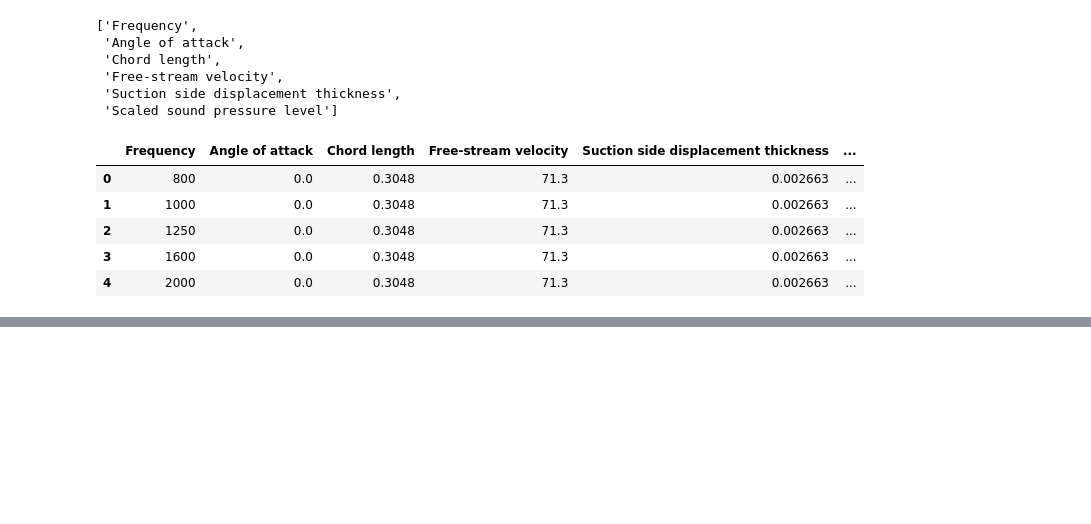
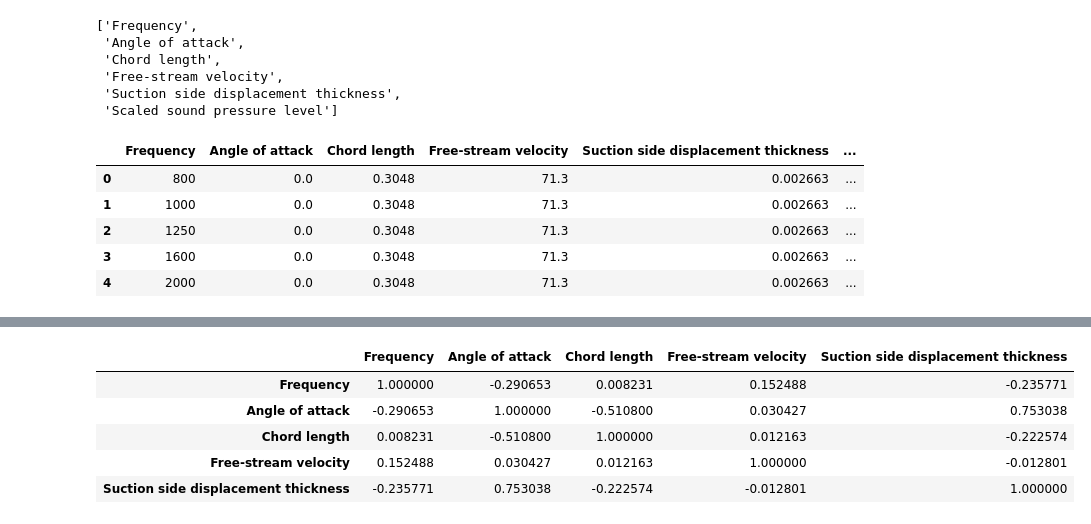
Before and after one commit to FazlullahBokhari/Machine-Learning, a Jupyter notebook: Untitled.ipynb, the cells around one changed output, grey strips where cells are left out. Saved outputs shown, nothing was run; the diff lists cells and outputs as text; code cells hidden in the pictures; blank space fills up the shorter version.

```diff
--- a/Untitled.ipynb
+++ b/Untitled.ipynb
@@ -24,0 +68,10 @@ df.head()
+# %%
+import matplotlib.pyplot as plt
+X_train.corr()
+# %% [output]
+|  | Frequency | Angle of attack | Chord length | Free-stream velocity | Suction side displacement thickness |
+| Frequency | 1.000000 | -0.290653 | 0.008231 | 0.152488 | -0.235771 |
+| Angle of attack | -0.290653 | 1.000000 | -0.510800 | 0.030427 | 0.753038 |
+| Chord length | 0.008231 | -0.510800 | 1.000000 | 0.012163 | -0.222574 |
+| Free-stream velocity | 0.152488 | 0.030427 | 0.012163 | 1.000000 | -0.012801 |
+| Suction side displacement thickness | -0.235771 | 0.753038 | -0.222574 | -0.012801 | 1.000000 |
```
Also changed, not shown: parts of 6 cells of this notebook.
